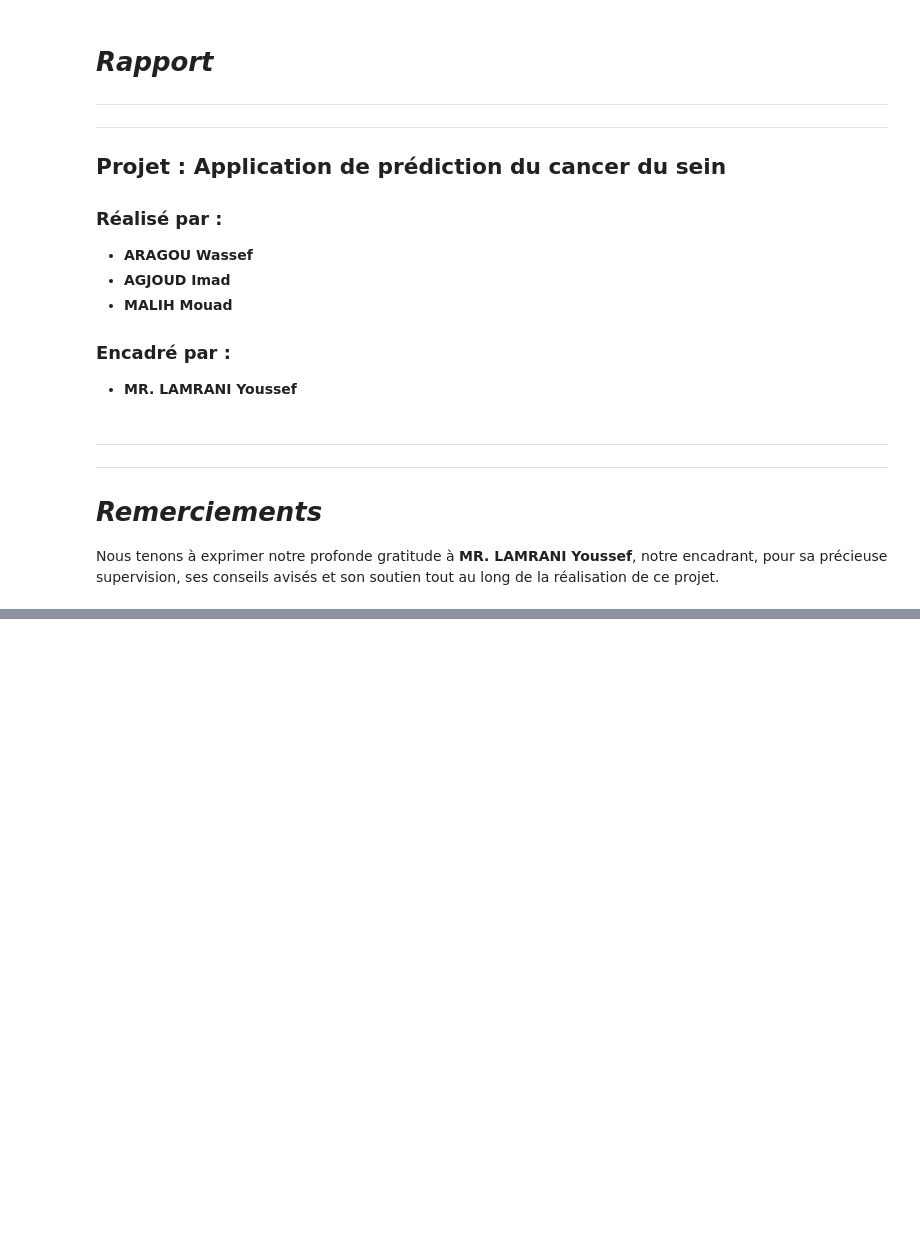
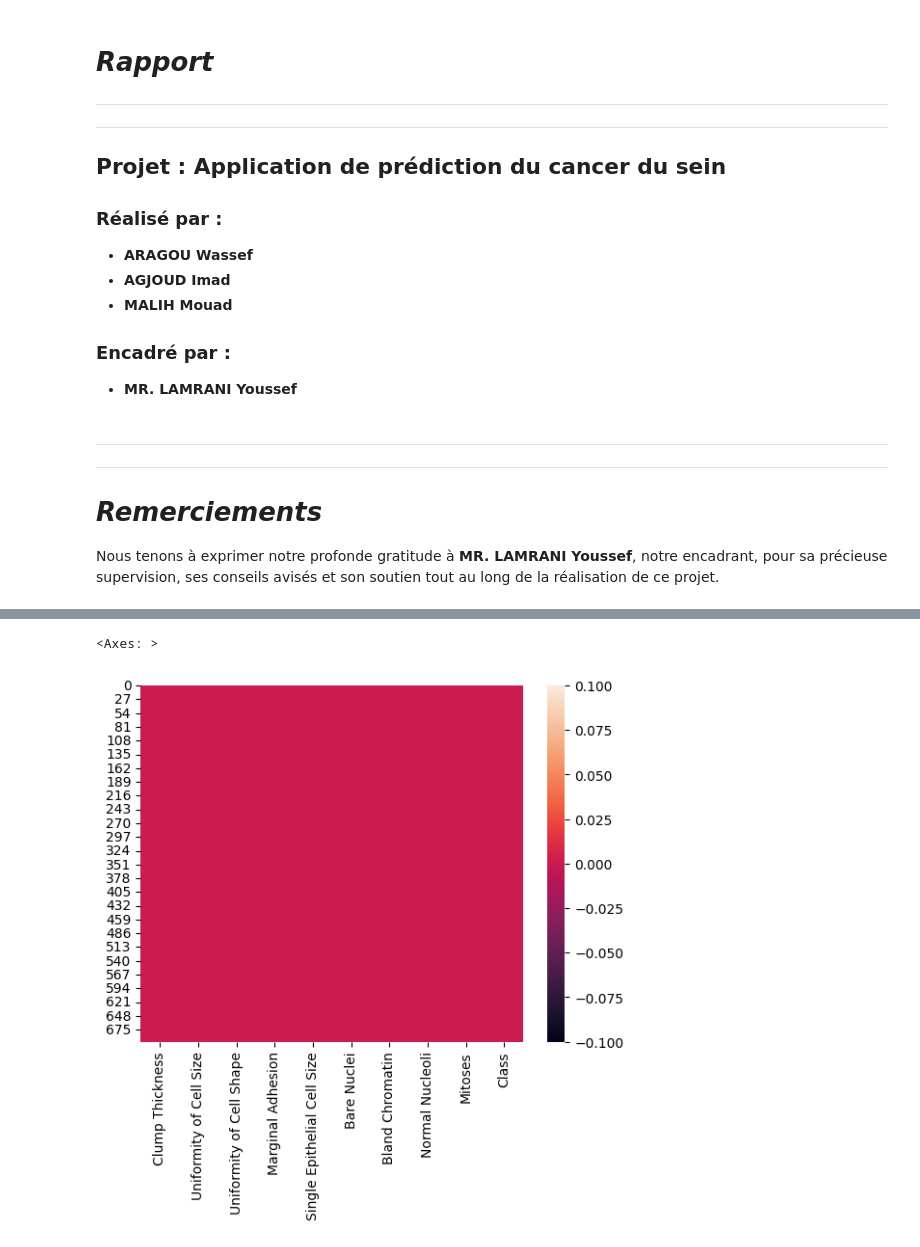
Before and after one commit to Sheris-Milly/Cancer_Predection_App, a Jupyter notebook: Rapport.ipynb, the cells around one changed output, grey strips where cells are left out. Cells and saved outputs as stored; diff of their text form; code cells hidden in the pictures; blank space fills up the shorter version.

```diff
--- a/Rapport.ipynb
+++ b/Rapport.ipynb
@@ -87,0 +310,5 @@ La méthodologie adoptée dans ce projet repose sur plusieurs étapes clés qui
+# %%
+sns.heatmap(data.isnull())
+# %% [output]
+<Axes: >
+[figure, added]
```
Also changed, not shown: parts of 33 cells of this notebook.
